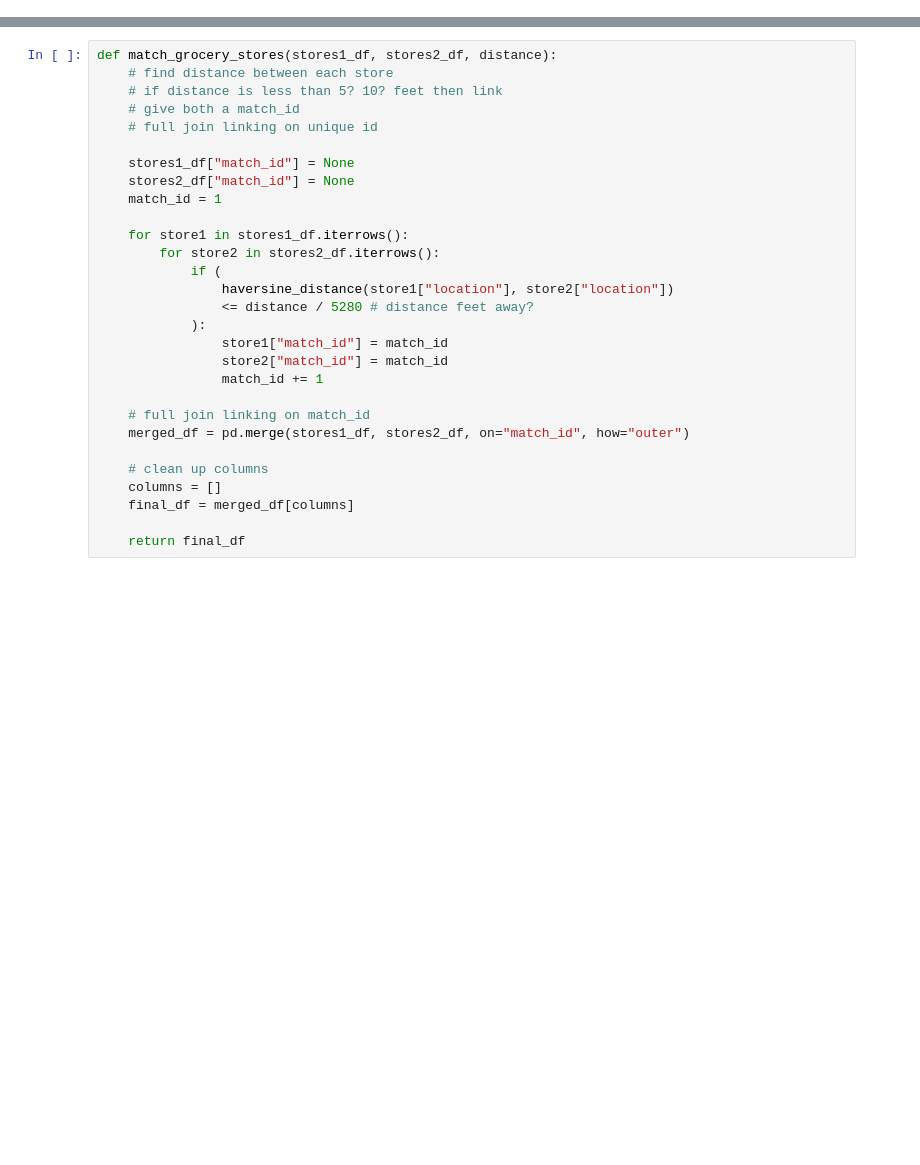
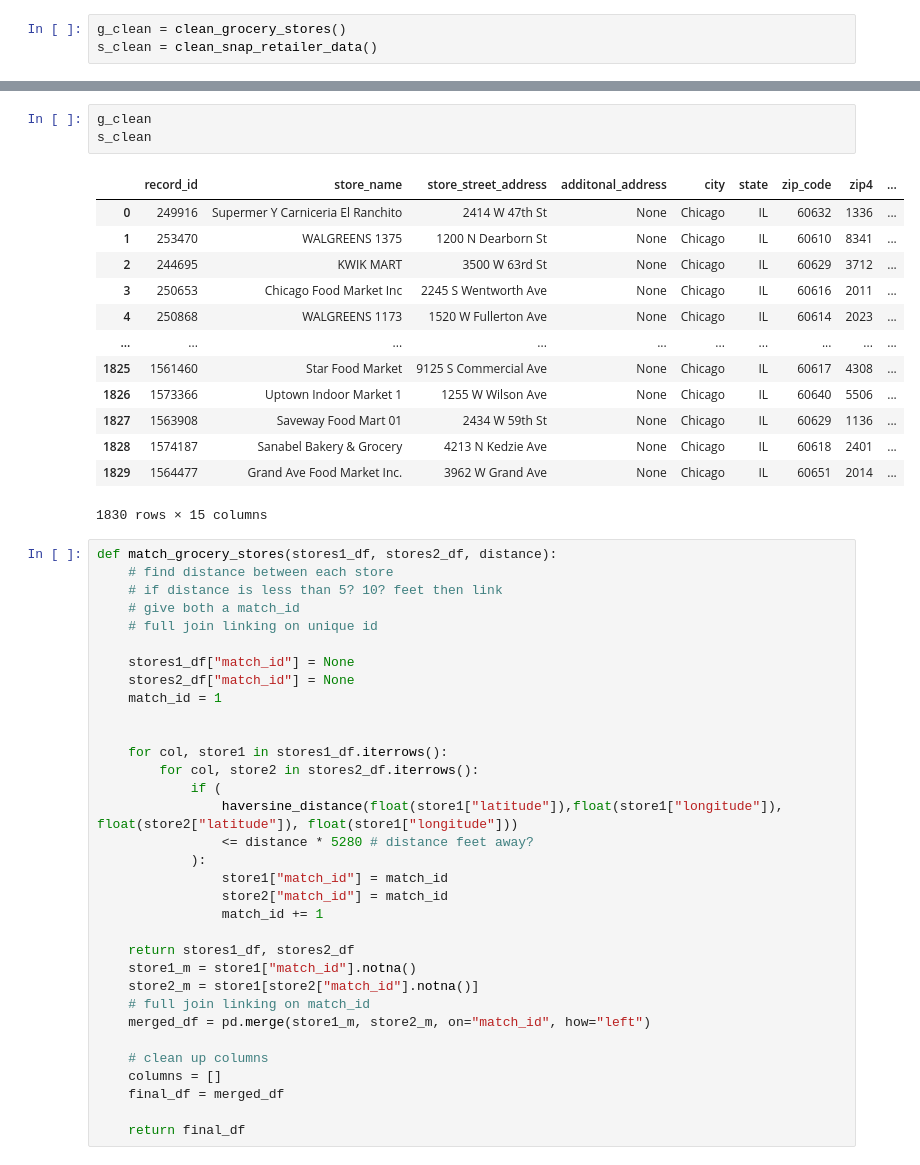
Before and after one commit to lmucciolo/food.get, a Jupyter notebook: food_get/data/match_groceries.ipynb, the cells around one changed output, grey strips where cells are left out. Saved outputs shown, nothing was run; the diff lists cells and outputs as text; blank space fills up the shorter version.

Commit message:
grocery

```diff
--- a/food_get/data/match_groceries.ipynb
+++ b/food_get/data/match_groceries.ipynb
@@ -40,3 +64,6 @@ def haversine_distance(lat_lon_1, lat_lon_2):
     )
 
     return d
+# %%
+g_clean = clean_grocery_stores()
+s_clean = clean_snap_retailer_data()
@@ -43,3 +81,20 @@ def haversine_distance(lat_lon_1, lat_lon_2):
+# %%
+g_clean
+s_clean
+# %% [output]
+|  | record_id | store_name | store_street_address | additonal_address | city | state | zip_code | zip4 | ... |
+| 0 | 249916 | Supermer Y Carniceria El Ranchito | 2414 W 47th St | None | Chicago | IL | 60632 | 1336 | ... |
+| 1 | 253470 | WALGREENS 1375 | 1200 N Dearborn St | None | Chicago | IL | 60610 | 8341 | ... |
+| 2 | 244695 | KWIK MART | 3500 W 63rd St | None | Chicago | IL | 60629 | 3712 | ... |
+| 3 | 250653 | Chicago Food Market Inc | 2245 S Wentworth Ave | None | Chicago | IL | 60616 | 2011 | ... |
+| 4 | 250868 | WALGREENS 1173 | 1520 W Fullerton Ave | None | Chicago | IL | 60614 | 2023 | ... |
+| ... | ... | ... | ... | ... | ... | ... | ... | ... | ... |
+| 1825 | 1561460 | Star Food Market | 9125 S Commercial Ave | None | Chicago | IL | 60617 | 4308 | ... |
+| 1826 | 1573366 | Uptown Indoor Market 1 | 1255 W Wilson Ave | None | Chicago | IL | 60640 | 5506 | ... |
+| 1827 | 1563908 | Saveway Food Mart 01 | 2434 W 59th St | None | Chicago | IL | 60629 | 1136 | ... |
+| 1828 | 1574187 | Sanabel Bakery & Grocery | 4213 N Kedzie Ave | None | Chicago | IL | 60618 | 2401 | ... |
+| 1829 | 1564477 | Grand Ave Food Market Inc. | 3962 W Grand Ave | None | Chicago | IL | 60651 | 2014 | ... |
+1830 rows × 15 columns
 # %%
 def match_grocery_stores(stores1_df, stores2_df, distance):
     # find distance between each store
@@ -51,21 +106,25 @@ def match_grocery_stores(stores1_df, stores2_df, distance):
     stores2_df["match_id"] = None
     match_id = 1
 
-    for store1 in stores1_df.iterrows():
-        for store2 in stores2_df.iterrows():
+
+    for col, store1 in stores1_df.iterrows():
+        for col, store2 in stores2_df.iterrows():
             if (
-                haversine_distance(store1["location"], store2["location"])
-                <= distance / 5280 # distance feet away?
+                haversine_distance(float(store1["latitude"]),float(store1["longitude"]), float(store2["latitude"]), float(store1["longitude"]))
+                <= distance * 5280 # distance feet away?
             ):
                 store1["match_id"] = match_id
                 store2["match_id"] = match_id
                 match_id += 1
 
+    return stores1_df, stores2_df
+    store1_m = store1["match_id"].notna()
+    store2_m = store1[store2["match_id"].notna()]
     # full join linking on match_id
-    merged_df = pd.merge(stores1_df, stores2_df, on="match_id", how="outer")
+    merged_df = pd.merge(store1_m, store2_m, on="match_id", how="left")
 
     # clean up columns
     columns = []
-    final_df = merged_df[columns]
+    final_df = merged_df
 
     return final_df
```
Also changed, not shown: parts of 8 cells of this notebook.
